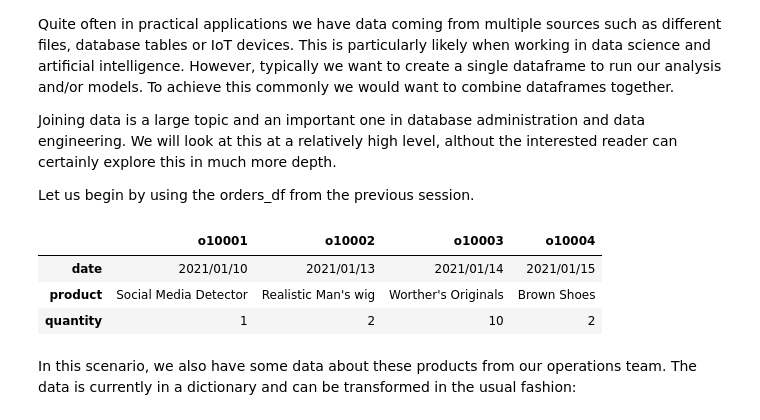
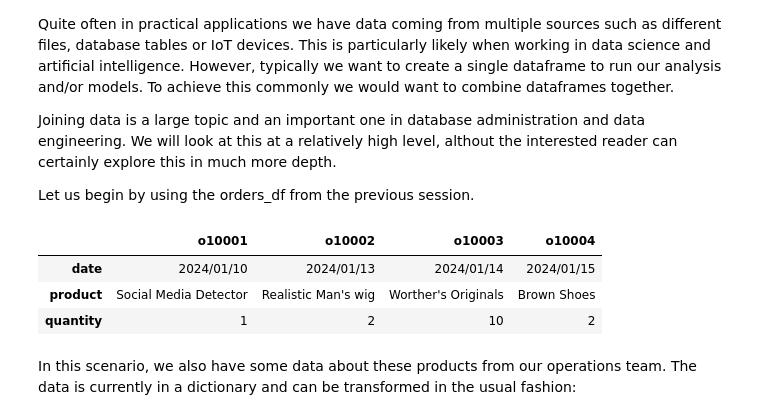
Before and after one commit to MJMortensonWarwick/DSML2223, a Jupyter notebook: 2_2_Joining_DataFrames.ipynb, the cells around one changed output. Drawn from its saved outputs; the diff is of its cells as text; code cells hidden in the pictures.

```diff
--- a/2_2_Joining_DataFrames.ipynb
+++ b/2_2_Joining_DataFrames.ipynb
@@ -11,18 +11,18 @@ Let us begin by using the orders_df from the previous session.
 # %%
 import pandas as pd
 import numpy as np
 
-orders = {'o10001':{'date':'2021/01/10', 'product':'Social Media Detector', 'quantity':'1'},
-            'o10002':{'date':'2021/01/13', 'product':'Realistic Man\'s wig', 'quantity':'2'},
-            'o10003':{'date':'2021/01/14', 'product':'Worther\'s Originals', 'quantity':'10'},
-            'o10004':{'date':'2021/01/15', 'product':'Brown Shoes', 'quantity':'2'}
+orders = {'o10001':{'date':'2024/01/10', 'product':'Social Media Detector', 'quantity':'1'},
+            'o10002':{'date':'2024/01/13', 'product':'Realistic Man\'s wig', 'quantity':'2'},
+            'o10003':{'date':'2024/01/14', 'product':'Worther\'s Originals', 'quantity':'10'},
+            'o10004':{'date':'2024/01/15', 'product':'Brown Shoes', 'quantity':'2'}
 }
 
 orders_df = pd.DataFrame(orders)
 orders_df
 # %% [output]
 |  | o10001 | o10002 | o10003 | o10004 |
-| date | 2021/01/10 | 2021/01/13 | 2021/01/14 | 2021/01/15 |
+| date | 2024/01/10 | 2024/01/13 | 2024/01/14 | 2024/01/15 |
 | product | Social Media Detector | Realistic Man's wig | Worther's Originals | Brown Shoes |
 | quantity | 1 | 2 | 10 | 2 |
 # %% [markdown]
```
Also changed, not shown: parts of 4 cells of this notebook.
